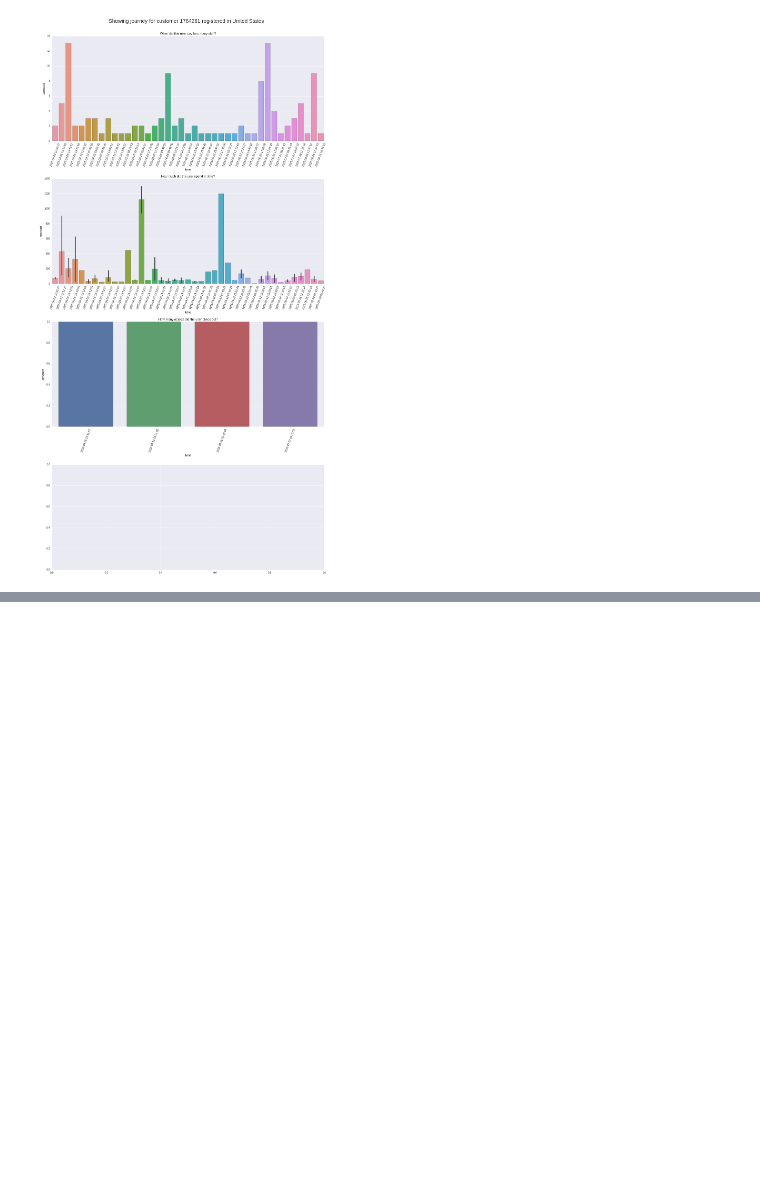
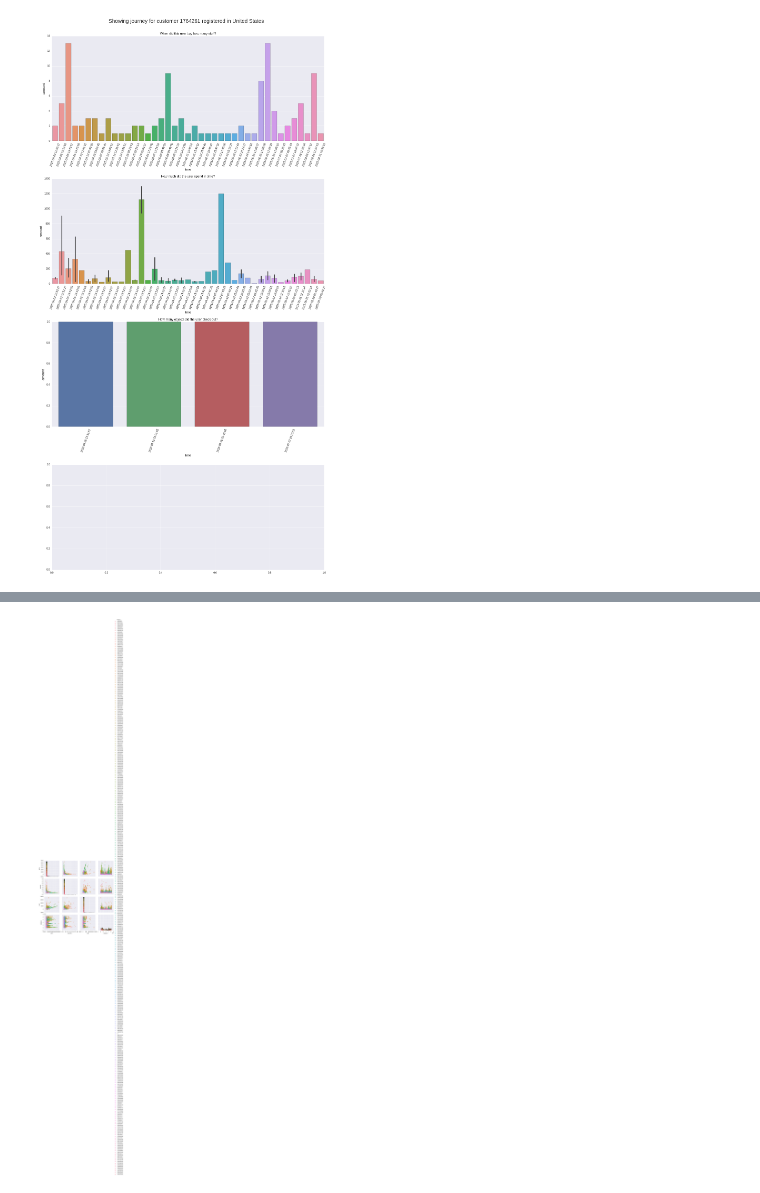
Before and after one commit to PredictionIO/labs-untested, a Jupyter notebook: Kasia Janocha/First attempts to plot.ipynb, the cells around one changed output, grey strips where cells are left out. Saved outputs shown, nothing was run; the diff lists cells and outputs as text; code cells hidden in the pictures; blank space fills up the shorter version.

```diff
--- a/Kasia Janocha/First attempts to plot.ipynb
+++ b/Kasia Janocha/First attempts to plot.ipynb
@@ -249,0 +253,12 @@ print(pandas.Series.dt.month)
+# %%
+items_small = pandas.DataFrame()
+items_small['price'] = full_info_conversions.price_x
+items_small['quantity'] = full_info_conversions.quantity
+items_small['cost'] = items_small.quantity * items_small.price
+items_small['buyerCountry'] = full_info_conversions.registerCountry
+items_small['category'] = full_info_conversions.category
+
+sns.pairplot(items_small, hue="category")
+sns.plt.show()
+# %% [output]
+[figure, added]
```
Also changed, not shown: parts of 5 cells of this notebook, 3 other files.
